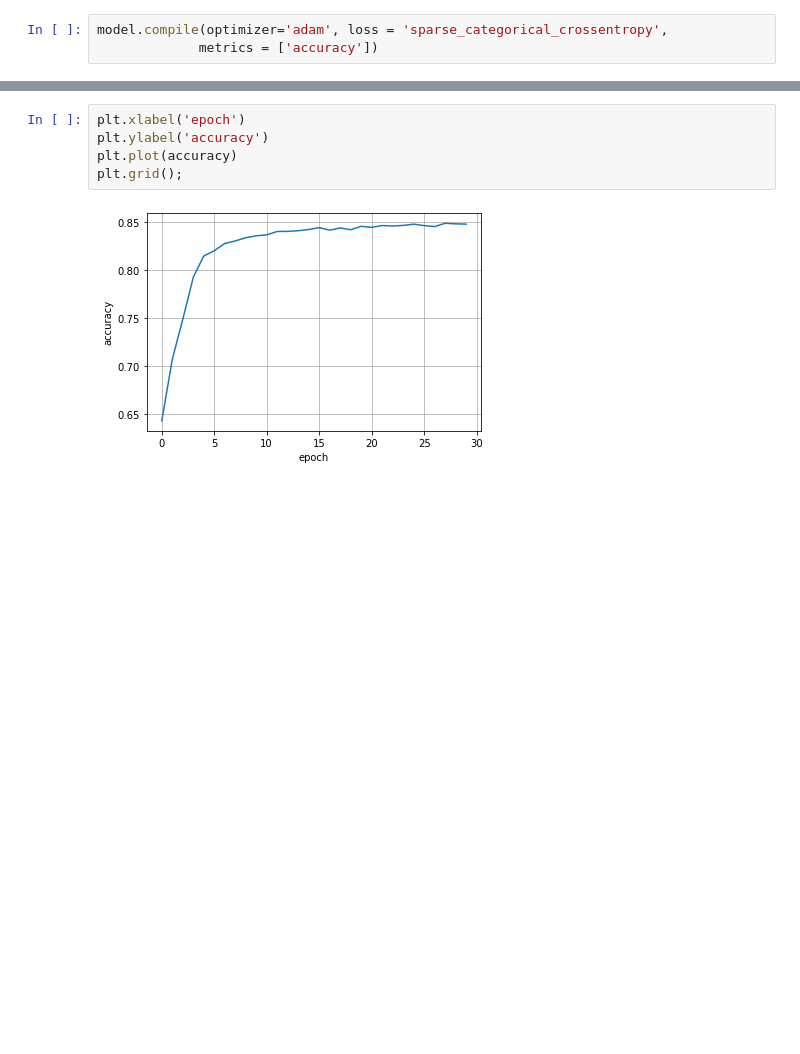
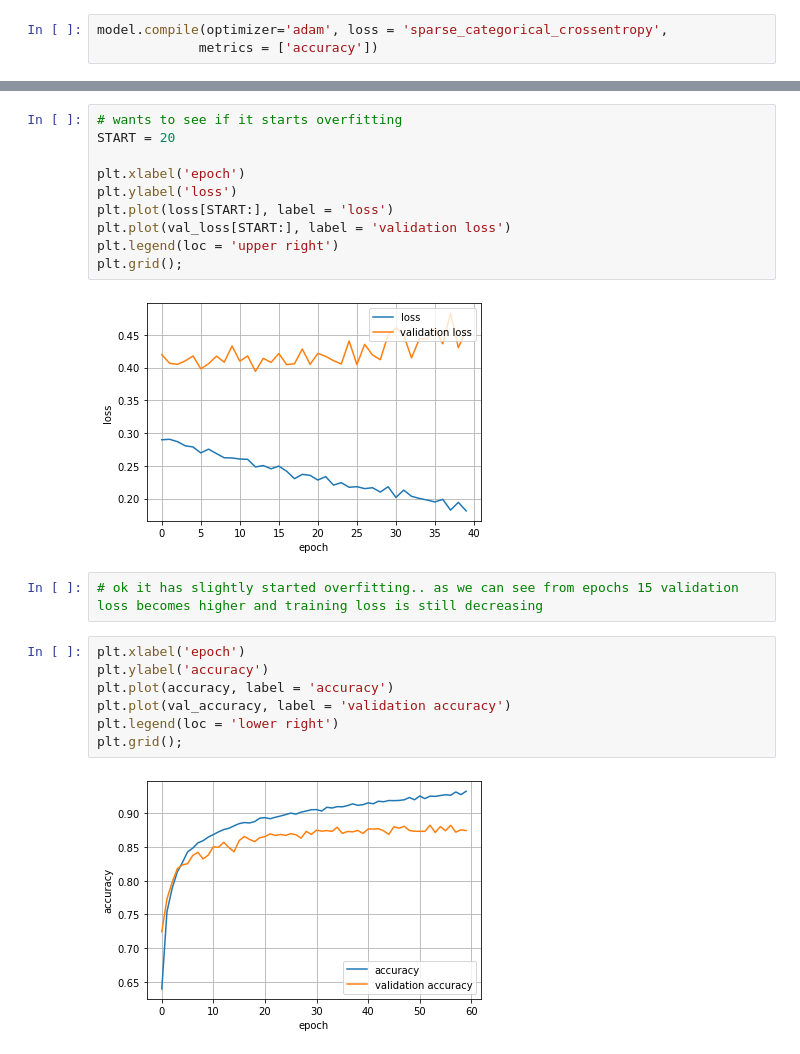
Before and after one commit to luigisaetta/advanced_tensorflow, a Jupyter notebook: course1/Mnist1.ipynb, the cells around one changed output, grey strips where cells are left out. Drawn from its saved outputs; the diff is of its cells as text; blank space fills up the shorter version.

```diff
--- a/course1/Mnist1.ipynb
+++ b/course1/Mnist1.ipynb
@@ -105,7 +119,23 @@ plt.grid();
+# %%
+# wants to see if it starts overfitting
+START = 20
+
+plt.xlabel('epoch')
+plt.ylabel('loss')
+plt.plot(loss[START:], label = 'loss')
+plt.plot(val_loss[START:], label = 'validation loss')
+plt.legend(loc = 'upper right')
+plt.grid();
+# %% [output]
+[figure, added]
+# %%
+# ok it has slightly started overfitting.. as we can see from epochs 15 validation loss becomes higher and training loss is still decreasing
 # %%
 plt.xlabel('epoch')
 plt.ylabel('accuracy')
-plt.plot(accuracy)
+plt.plot(accuracy, label = 'accuracy')
+plt.plot(val_accuracy, label = 'validation accuracy')
+plt.legend(loc = 'lower right')
 plt.grid();
 # %% [output]
-[figure, old version]
+[figure, new version]
```
Also changed, not shown: parts of 12 cells of this notebook, 1 other file.
